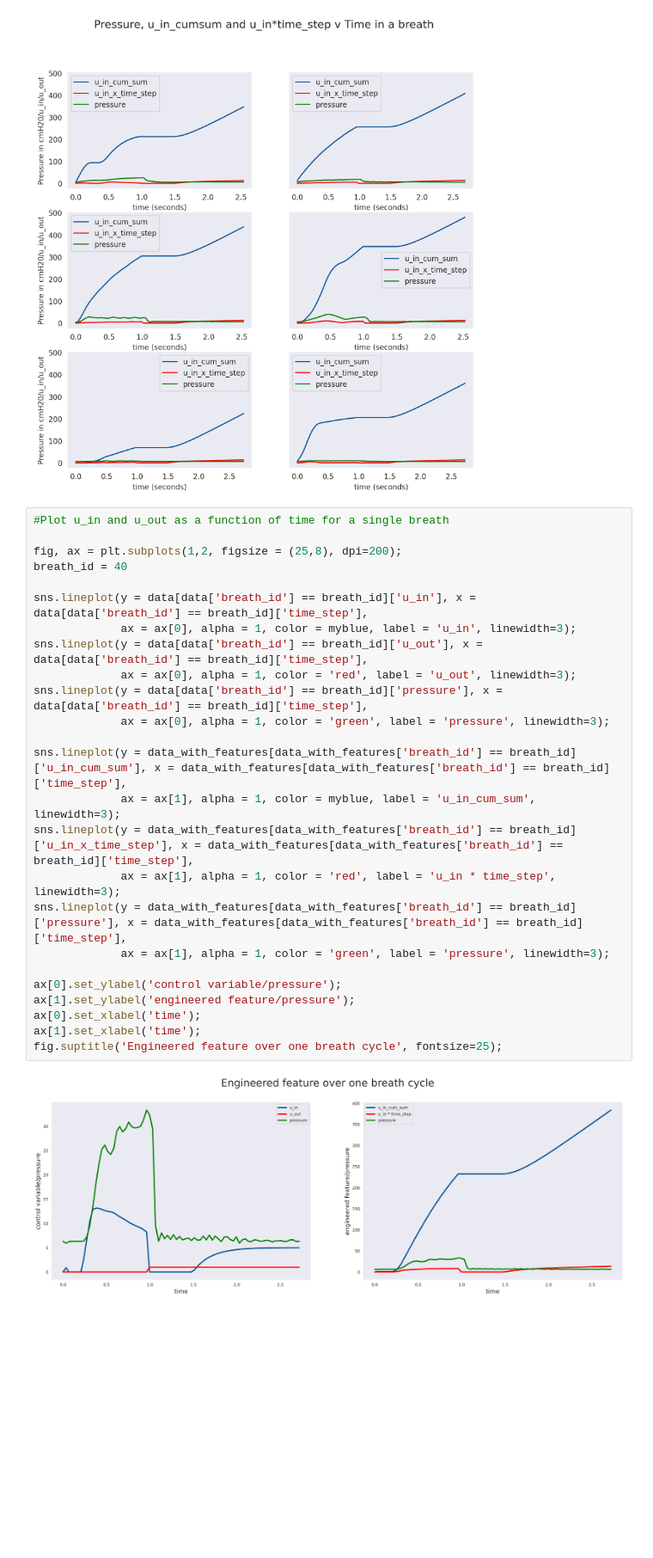
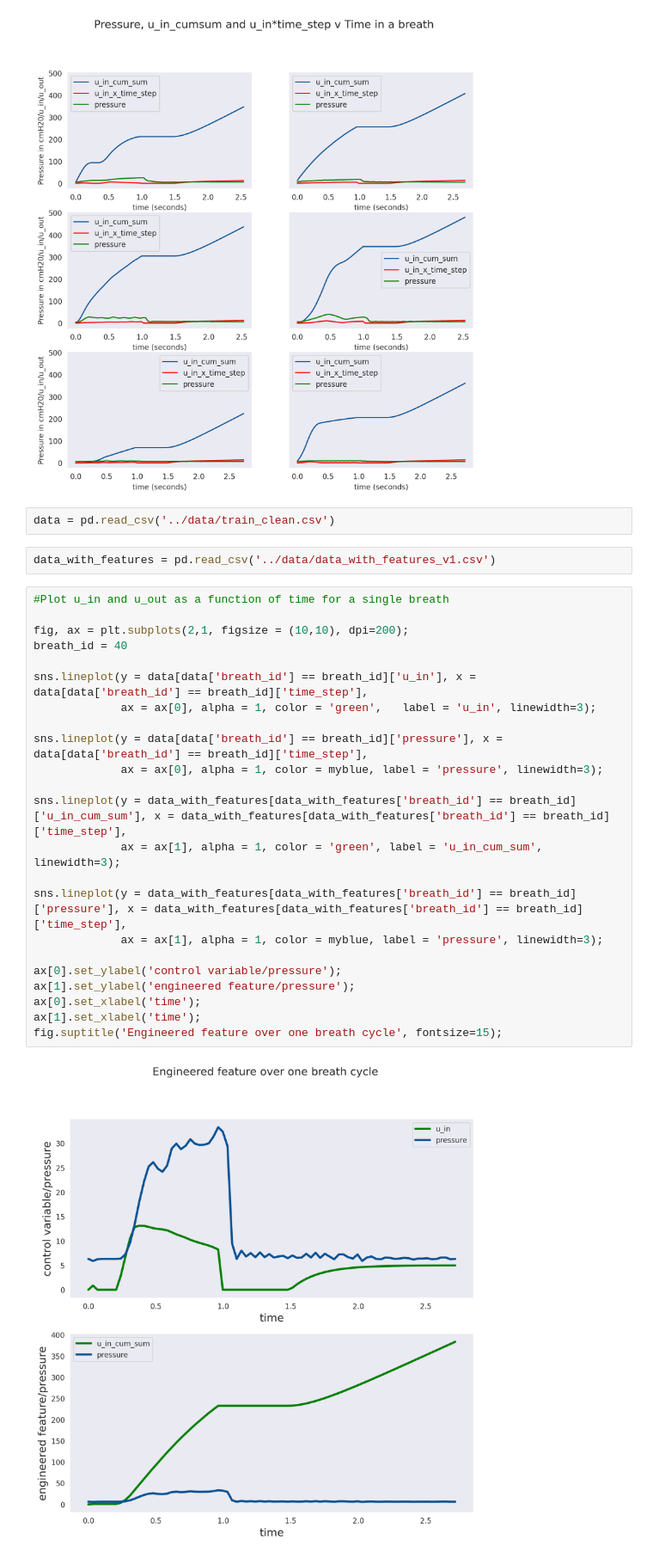
Before and after one commit to sumakarnam/DSI-Capstone, a Jupyter notebook: Ventilator_Pressure_Prediction/code/Feature_engineering.ipynb, the cells around one changed output. Shown at 86% size. Drawn from its saved outputs; the diff is of its cells as text; blank space fills up the shorter version.

```diff
--- a/Ventilator_Pressure_Prediction/code/Feature_engineering.ipynb
+++ b/Ventilator_Pressure_Prediction/code/Feature_engineering.ipynb
@@ -191,30 +191,32 @@ for i, breath_id in enumerate(breath_ids):
 fig.suptitle('Pressure, u_in_cumsum and u_in*time_step v Time in a breath', fontsize=15, fontweight=10);
 # %% [output]
 [figure]
+# %%
+data = pd.read_csv('../data/train_clean.csv')
+# %%
+data_with_features = pd.read_csv('../data/data_with_features_v1.csv')
 # %%
 #Plot u_in and u_out as a function of time for a single breath
 
-fig, ax = plt.subplots(1,2, figsize = (25,8), dpi=200);
+fig, ax = plt.subplots(2,1, figsize = (10,10), dpi=200);
 breath_id = 40
 
 sns.lineplot(y = data[data['breath_id'] == breath_id]['u_in'], x = data[data['breath_id'] == breath_id]['time_step'],
-             ax = ax[0], alpha = 1, color = myblue, label = 'u_in', linewidth=3);
-sns.lineplot(y = data[data['breath_id'] == breath_id]['u_out'], x = data[data['breath_id'] == breath_id]['time_step'],
-             ax = ax[0], alpha = 1, color = 'red', label = 'u_out', linewidth=3);
+             ax = ax[0], alpha = 1, color = 'green',   label = 'u_in', linewidth=3);
+
 sns.lineplot(y = data[data['breath_id'] == breath_id]['pressure'], x = data[data['breath_id'] == breath_id]['time_step'],
-             ax = ax[0], alpha = 1, color = 'green', label = 'pressure', linewidth=3);
+             ax = ax[0], alpha = 1, color = myblue, label = 'pressure', linewidth=3);
 
 sns.lineplot(y = data_with_features[data_with_features['breath_id'] == breath_id]['u_in_cum_sum'], x = data_with_features[data_with_features['breath_id'] == breath_id]['time_step'],
-             ax = ax[1], alpha = 1, color = myblue, label = 'u_in_cum_sum', linewidth=3);
-sns.lineplot(y = data_with_features[data_with_features['breath_id'] == breath_id]['u_in_x_time_step'], x = data_with_features[data_with_features['breath_id'] == breath_id]['time_step'],
-             ax = ax[1], alpha = 1, color = 'red', label = 'u_in * time_step', linewidth=3);
+             ax = ax[1], alpha = 1, color = 'green', label = 'u_in_cum_sum', linewidth=3);
+
 sns.lineplot(y = data_with_features[data_with_features['breath_id'] == breath_id]['pressure'], x = data_with_features[data_with_features['breath_id'] == breath_id]['time_step'],
-             ax = ax[1], alpha = 1, color = 'green', label = 'pressure', linewidth=3);
+             ax = ax[1], alpha = 1, color = myblue, label = 'pressure', linewidth=3);
 
 ax[0].set_ylabel('control variable/pressure');
 ax[1].set_ylabel('engineered feature/pressure');
 ax[0].set_xlabel('time');
 ax[1].set_xlabel('time');
-fig.suptitle('Engineered feature over one breath cycle', fontsize=25);
+fig.suptitle('Engineered feature over one breath cycle', fontsize=15);
 # %% [output]
-[figure, old version]
+[figure, new version]
```
Also changed, not shown: 12 other files.
